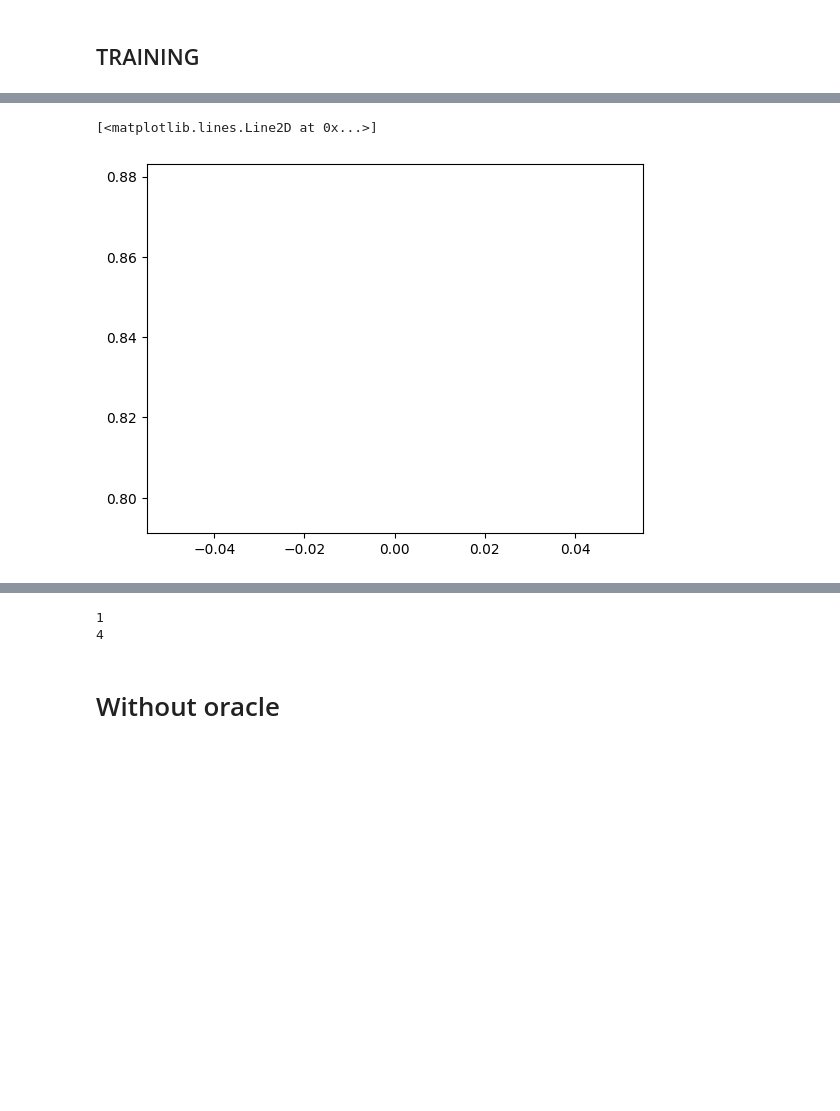
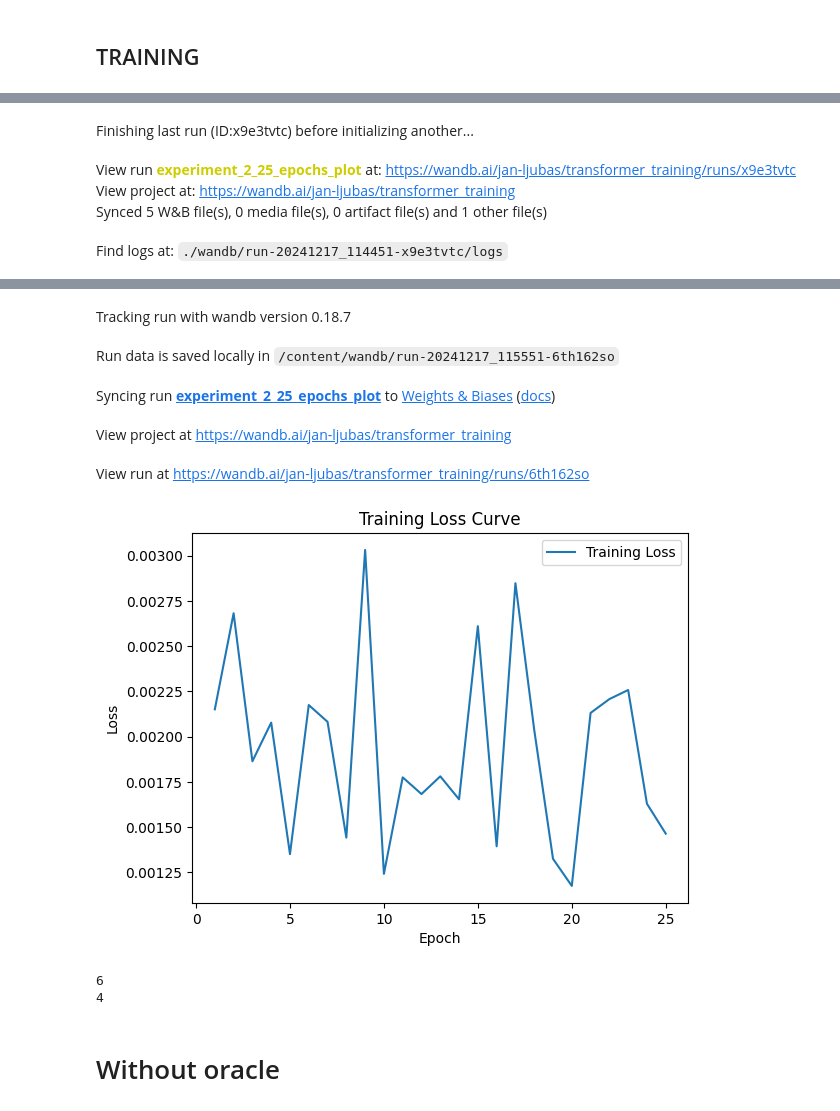
Before and after one commit to bragg13/crispy-fortnight, a Jupyter notebook: experiment2.ipynb, the cells around one changed output, grey strips where cells are left out. Drawn from its saved outputs; the diff is of its cells as text; code cells hidden in the pictures; blank space fills up the shorter version.

Commit message:
wandb + changes suited for colab execution

```diff
--- a/experiment2.ipynb
+++ b/experiment2.ipynb
@@ -71,8 +77,8 @@ def create_vocab(dataset):
 
 # %%
 # creating datasets
-train_data = TasksData(data_dir='data/experiment2', file='tasks_train_length.txt')
-test_data = TasksData(data_dir='data/experiment2', file='tasks_test_length.txt')
+train_data = TasksData(data_dir='/content/drive/MyDrive/ATNLP/crispy_fortnight/data/experiment2', file='tasks_train_length.txt')
+test_data = TasksData(data_dir='/content/drive/MyDrive/ATNLP/crispy_fortnight/data/experiment2', file='tasks_test_length.txt')
 
 #creating source and target vocab
 src_train_data = [src for src, tgt in train_data]
@@ -236,7 +281,23 @@ torch.save(
-# %%
-import matplotlib.pyplot as plt
-plt.figure(1)
-plt.plot(losses)
-# %% [output]
-[<matplotlib.lines.Line2D at 0x...>]
-[figure, removed]
+# %%
+import matplotlib.pyplot as plt
+# plt.figure(1)
+# plt.plot(losses)
+
+wandb.init(project="transformer_training", name=f"experiment_2_{num_epochs}_epochs_plot")  # Use appropriate project and run names
+
+# Plot and log the loss curve
+plt.plot(range(1, len(losses) + 1), losses, label="Training Loss")
+plt.xlabel("Epoch")
+plt.ylabel("Loss")
+plt.title("Training Loss Curve")
+plt.legend()
+plt.savefig("loss_curve.png")  # Save the plot locally
+
+# Log the plot to wandb
+wandb.log({"Loss Curve": wandb.Image("loss_curve.png")})
+# %% [output]
+Finishing last run (ID:x9e3tvtc) before initializing another...
+View run experiment_2_25_epochs_plot at: https://wandb.ai/jan-ljubas/transformer_training/runs/x9e3tvtc
+View project at: https://wandb.ai/jan-ljubas/transformer_training
+Synced 5 W&B file(s), 0 media file(s), 0 artifact file(s) and 1 other file(s)
+Find logs at: ./wandb/run-20241217_114451-x9e3tvtc/logs
@@ -243,3 +305,9 @@ plt.plot(losses)
+Tracking run with wandb version 0.18.7
+Run data is saved locally in /content/wandb/run-20241217_115551-6th162so
+Syncing run experiment_2_25_epochs_plot to Weights & Biases (docs)
+View project at https://wandb.ai/jan-ljubas/transformer_training
+View run at https://wandb.ai/jan-ljubas/transformer_training/runs/6th162so
+[figure, added]
 # %%
 # Reverse the word-to-index mapping
 idx2word_src = {idx: w for w, idx in word2idx_src.items()}
@@ -251,7 +319,7 @@ def decode_indices(indices, idx2word):
 print(word2idx_tgt['<SOS>'])
 print(word2idx_tgt['<EOS>'])
 # %% [output]
-1
+6
 4
 # %%
 # EXPLANATION: I had to make length functions thta return the length of the sequence without the special tokens to get the keys for the dictionaries
```
Also changed, not shown: parts of 9 cells of this notebook.
